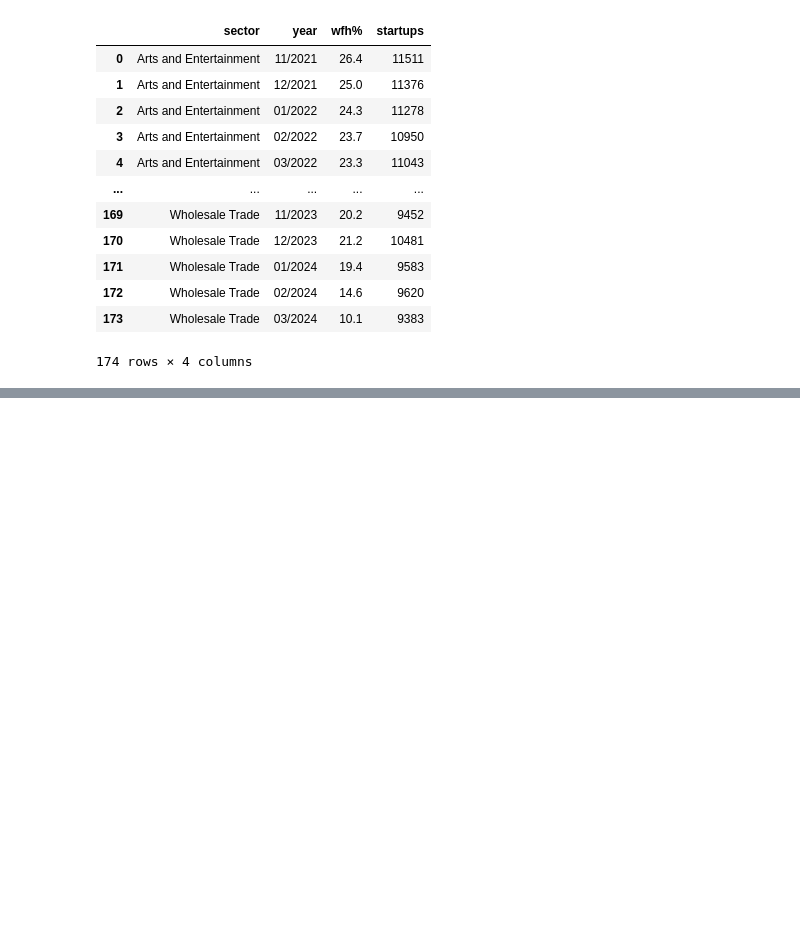
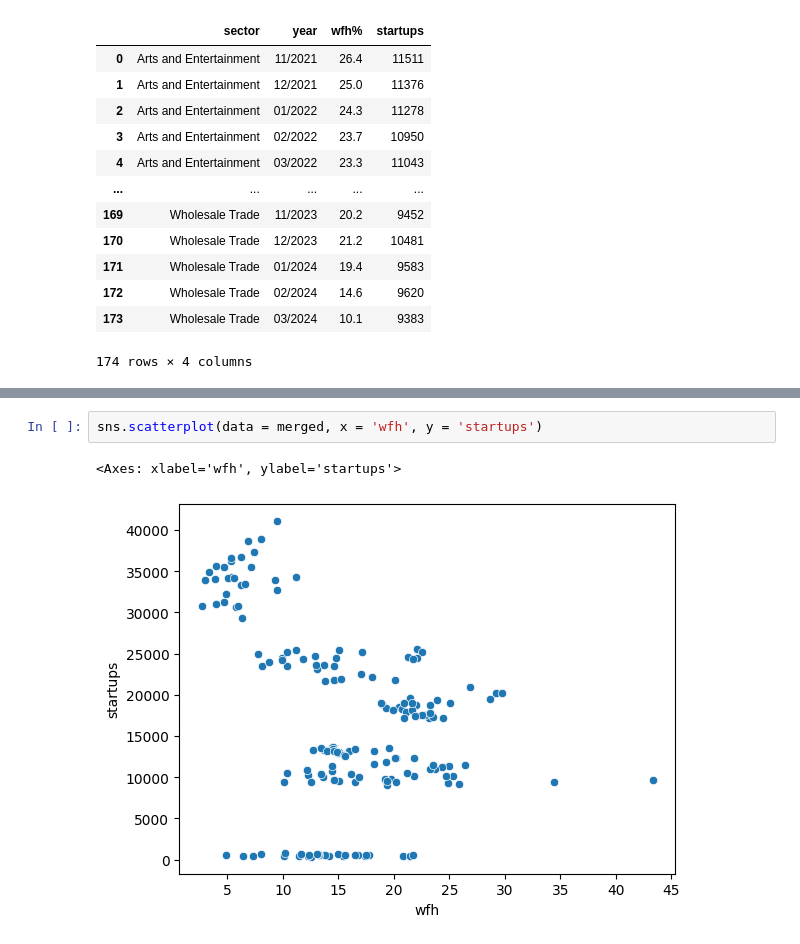
Before and after one commit to Keith-Cheung/FIN377-Final-Project, a Jupyter notebook: build_sample.ipynb, the cells around one changed output, grey strips where cells are left out. Drawn from its saved outputs; the diff is of its cells as text; blank space fills up the shorter version.

```diff
--- a/build_sample.ipynb
+++ b/build_sample.ipynb
@@ -645,0 +744,5 @@ g.tight_layout()
+# %%
+sns.scatterplot(data = merged, x = 'wfh', y = 'startups')
+# %% [output]
+<Axes: xlabel='wfh', ylabel='startups'>
+[figure, added]
```
Also changed, not shown: parts of 13 cells of this notebook, 3 other files.
